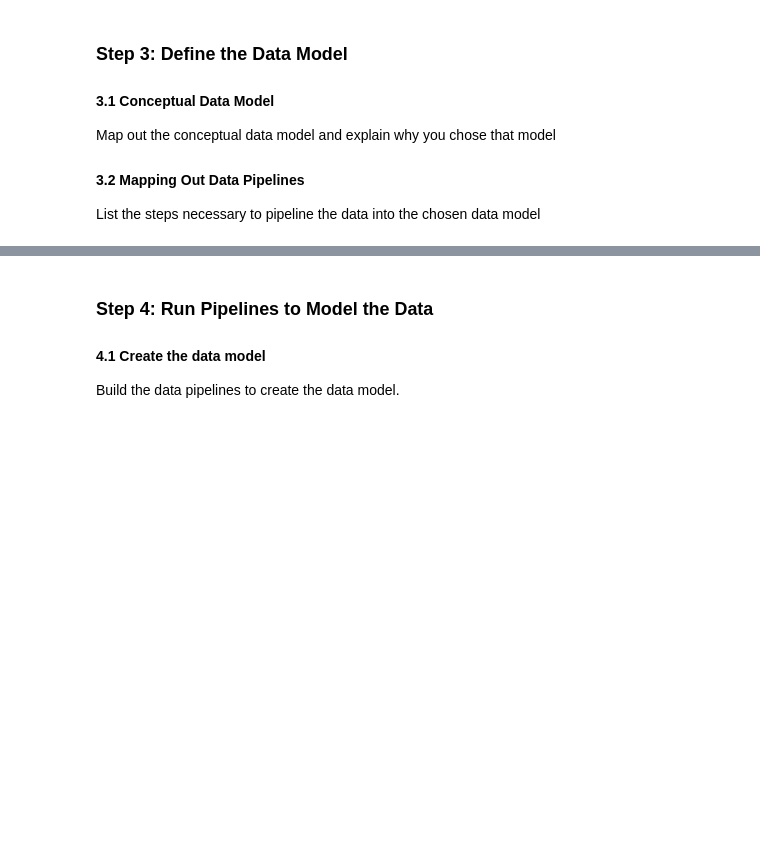
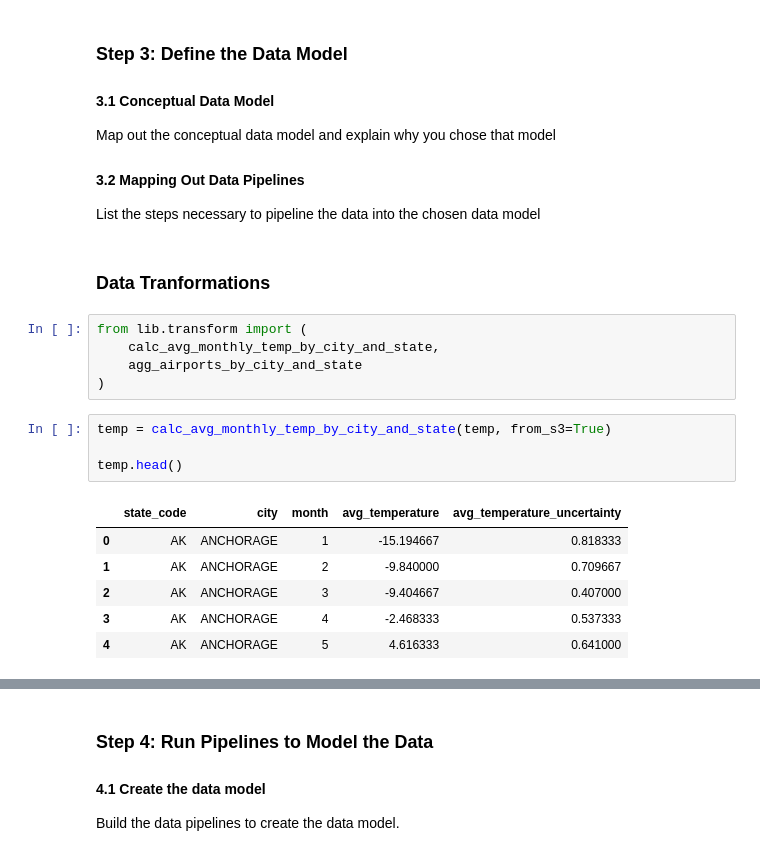
Before and after one commit to isaak-coursework/udacity-data-engineering, a Jupyter notebook: p6-capstone/Capstone Project Template.ipynb, the cells around one changed output, grey strips where cells are left out. Cells and saved outputs as stored; diff of their text form; blank space fills up the shorter version.

```diff
--- a/p6-capstone/Capstone Project Template.ipynb
+++ b/p6-capstone/Capstone Project Template.ipynb
@@ -176,3 +180,21 @@ Map out the conceptual data model and explain why you chose that model
 
 #### 3.2 Mapping Out Data Pipelines
 List the steps necessary to pipeline the data into the chosen data model
+# %% [markdown]
+### Data Tranformations
+# %%
+from lib.transform import (
+    calc_avg_monthly_temp_by_city_and_state,
+    agg_airports_by_city_and_state
+)
+# %%
+temp = calc_avg_monthly_temp_by_city_and_state(temp, from_s3=True)
+
+temp.head()
+# %% [output]
+|  | state_code | city | month | avg_temperature | avg_temperature_uncertainty |
+| 0 | AK | ANCHORAGE | 1 | -15.194667 | 0.818333 |
+| 1 | AK | ANCHORAGE | 2 | -9.840000 | 0.709667 |
+| 2 | AK | ANCHORAGE | 3 | -9.404667 | 0.407000 |
+| 3 | AK | ANCHORAGE | 4 | -2.468333 | 0.537333 |
+| 4 | AK | ANCHORAGE | 5 | 4.616333 | 0.641000 |
```
Also changed, not shown: parts of 17 cells of this notebook.
